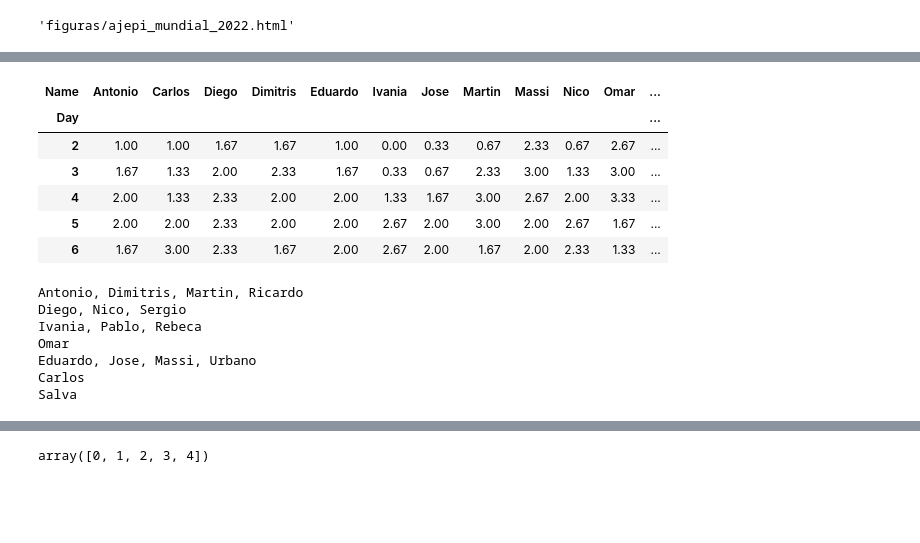
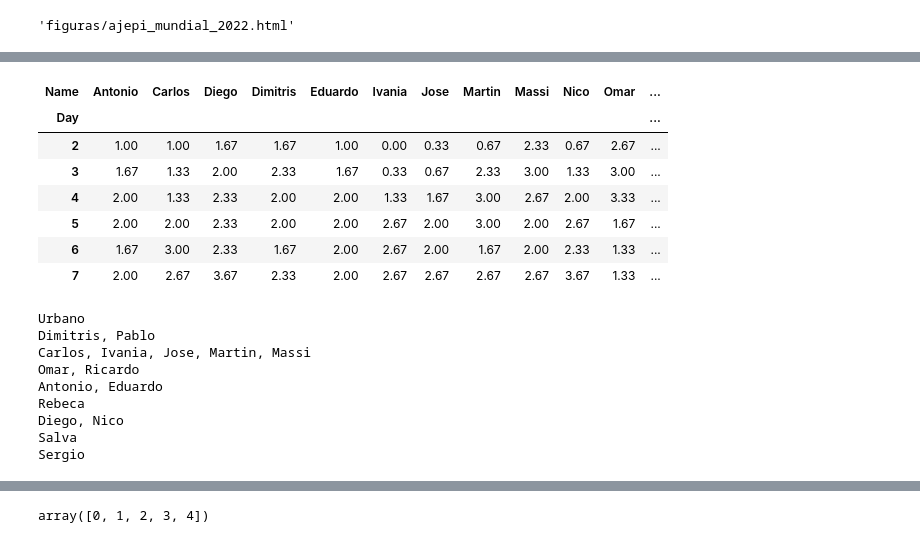
Before and after one commit to ufranca/wc2022, a Jupyter notebook: plot_results_v2.ipynb, the cells around one changed output, grey strips where cells are left out. Cells and saved outputs as stored; diff of their text form; code cells hidden in the pictures; blank space fills up the shorter version.

```diff
--- a/plot_results_v2.ipynb
+++ b/plot_results_v2.ipynb
@@ -51,7 +51,7 @@ HTML("<style>.container { width:90% !important; }</style>")
 # %%
 year = '22'
 month='11'
-day = '25'
+day = '26'
 # %%
 df_ec = pd.read_excel("resultados/resultados_"+year+month+day+".xlsx", dtype=object)
 #df_ec = df_ec[df_ec['Day'] != 0]
@@ -433,3 +527,9 @@ df_ec['level_1'] = df_ec.index
 df_ec = df_ec.merge(test, on=['level_1', 'Name'], how='outer')
 
 #df_ec[df_ec['Name']=='Rebeca'].tail(10)
+# %%
+df_to_plot = df_ec.pivot_table(values='Media_movil', index='Day', columns='Name')
+df_mean = df_to_plot.T.mean().reset_index(name='mean')#.groupby('Day')
+df_std = df_to_plot.T.std().reset_index(name='std')#.groupby('Day')
+df_mean_std = df_mean.merge(df_std, on='Day', how='outer')
+df_mean_std
@@ -508,6 +616,34 @@ marker_dict = {'Eduardo': 'o',
 
 display(df_to_plot)
 
+alp=0.1
+
+plt.fill_between(list(df_mean_std['Day']),
+                 list(df_mean_std['mean'] - df_mean_std['std']),
+                 list(df_mean_std['mean'] + df_mean_std['std']),
+                 color='green', alpha=alp)
+
+plt.fill_between(list(df_mean_std['Day']),
+                 list(df_mean_std['mean'] - df_mean_std['std']),
+                 list(df_mean_std['mean'] - 2*df_mean_std['std']),
+                 color='yellow', alpha=alp)
+
+plt.fill_between(list(df_mean_std['Day']),
+                 list(df_mean_std['mean'] + df_mean_std['std']),
+                 list(df_mean_std['mean'] + 2*df_mean_std['std']),
+                 color='yellow', alpha=alp)
+
+plt.fill_between(list(df_mean_std['Day']),
+                 list(df_mean_std['mean'] - 2*df_mean_std['std']),
+                 list(df_mean_std['mean'] - 3*df_mean_std['std']),
+                 color='blue', alpha=alp)
+
+plt.fill_between(list(df_mean_std['Day']),
+                 list(df_mean_std['mean'] + 2*df_mean_std['std']),
+                 list(df_mean_std['mean'] + 3*df_mean_std['std']),
+                 color='blue', alpha=alp)
+
+
 
 df_to_plot.plot(kind='line',  alpha=0.9, ax=ax,
                 #marker = 'X',#[marker_dict.get(x, '#333333') for x in df_to_plot.columns],
@@ -547,40 +683,43 @@ for j in list(df_ec['Media_movil'].unique()):
 #         else:
 #             ax.annotate(str(j)+': '+listToStr_names,
 #                         (loc_x_day, j),
 #                         xytext=(loc_x_day, j),  size=20,
 #                         textcoords='offset points', color='FireBrick')
 
 
         i+=1
 
 plt.ylim(0,df_ec['Media_movil'].max()+1)
 
 plt.xticks(range(0, df_ec['Day'].max()+8, 1))
 plt.title('Media móvil de los ultimos 3 días')
 
 plt.xlabel('Dia')
 plt.ylabel('Puntos')
 
 
 sns.despine(offset=10, trim=True)
 ax.yaxis.grid(True, alpha=0.4)
 ax.legend(bbox_to_anchor=(1.2, 1.0), loc=1, prop={'size': 20})
 plt.savefig('figuras/resultados_rolling.jpg', bbox_inches='tight')
 # %% [output]
 | Name | Antonio | Carlos | Diego | Dimitris | Eduardo | Ivania | Jose | Martin | Massi | Nico | Omar | ... |
 | Day |  |  |  |  |  |  |  |  |  |  |  | ... |
 | 2 | 1.00 | 1.00 | 1.67 | 1.67 | 1.00 | 0.00 | 0.33 | 0.67 | 2.33 | 0.67 | 2.67 | ... |
 | 3 | 1.67 | 1.33 | 2.00 | 2.33 | 1.67 | 0.33 | 0.67 | 2.33 | 3.00 | 1.33 | 3.00 | ... |
 | 4 | 2.00 | 1.33 | 2.33 | 2.00 | 2.00 | 1.33 | 1.67 | 3.00 | 2.67 | 2.00 | 3.33 | ... |
 | 5 | 2.00 | 2.00 | 2.33 | 2.00 | 2.00 | 2.67 | 2.00 | 3.00 | 2.00 | 2.67 | 1.67 | ... |
 | 6 | 1.67 | 3.00 | 2.33 | 1.67 | 2.00 | 2.67 | 2.00 | 1.67 | 2.00 | 2.33 | 1.33 | ... |
+| 7 | 2.00 | 2.67 | 3.67 | 2.33 | 2.00 | 2.67 | 2.67 | 2.67 | 2.67 | 3.67 | 1.33 | ... |
-Antonio, Dimitris, Martin, Ricardo
-Diego, Nico, Sergio
-Ivania, Pablo, Rebeca
-Omar
-Eduardo, Jose, Massi, Urbano
-Carlos
+Urbano
+Dimitris, Pablo
+Carlos, Ivania, Jose, Martin, Massi
+Omar, Ricardo
+Antonio, Eduardo
+Rebeca
+Diego, Nico
 Salva
+Sergio
 [drawing not drawn]
 # %%
 np.arange(0,5,1)
```
Also changed, not shown: parts of 7 cells of this notebook, 11 other files.
